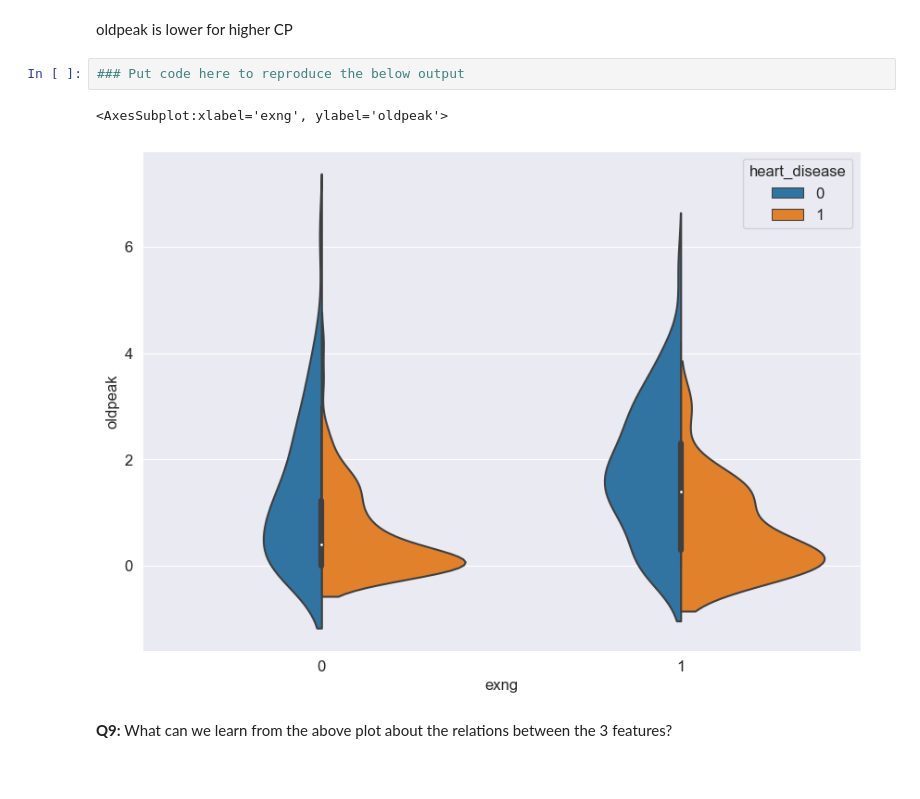
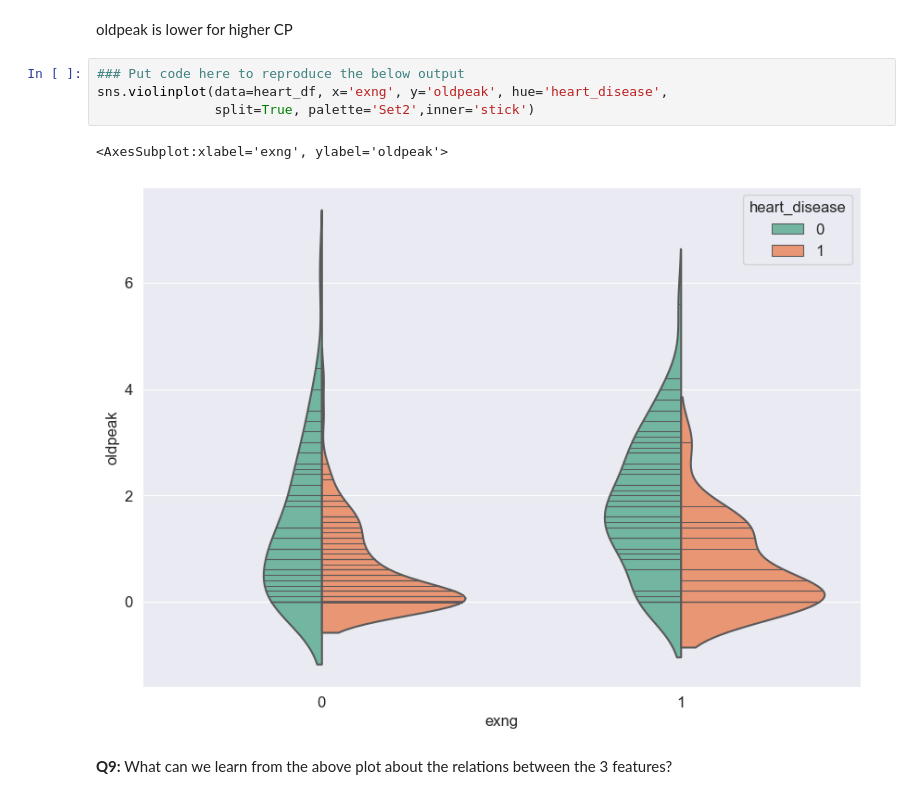
Before and after one commit to ndminhvn/UH-COSC3337, a Jupyter notebook: Homeworks/HW2/hw2_student/Nguyen_Minh_3337_HW2.ipynb, the cells around one changed output. Cells and saved outputs as stored; diff of their text form.

```diff
--- a/Homeworks/HW2/hw2_student/Nguyen_Minh_3337_HW2.ipynb
+++ b/Homeworks/HW2/hw2_student/Nguyen_Minh_3337_HW2.ipynb
@@ -187,9 +193,11 @@ __Q8:__ What can we learn from the above plot about the relations between the 3
 oldpeak is lower for higher CP
 # %%
 ### Put code here to reproduce the below output
+sns.violinplot(data=heart_df, x='exng', y='oldpeak', hue='heart_disease',
+               split=True, palette='Set2',inner='stick')
 # %% [output]
 <AxesSubplot:xlabel='exng', ylabel='oldpeak'>
-[figure, old version]
+[figure, new version]
 # %% [markdown]
 __Q9:__ What can we learn from the above plot about the relations between the 3 features?
 # %% [markdown]
```
Also changed, not shown: parts of 19 cells of this notebook.
